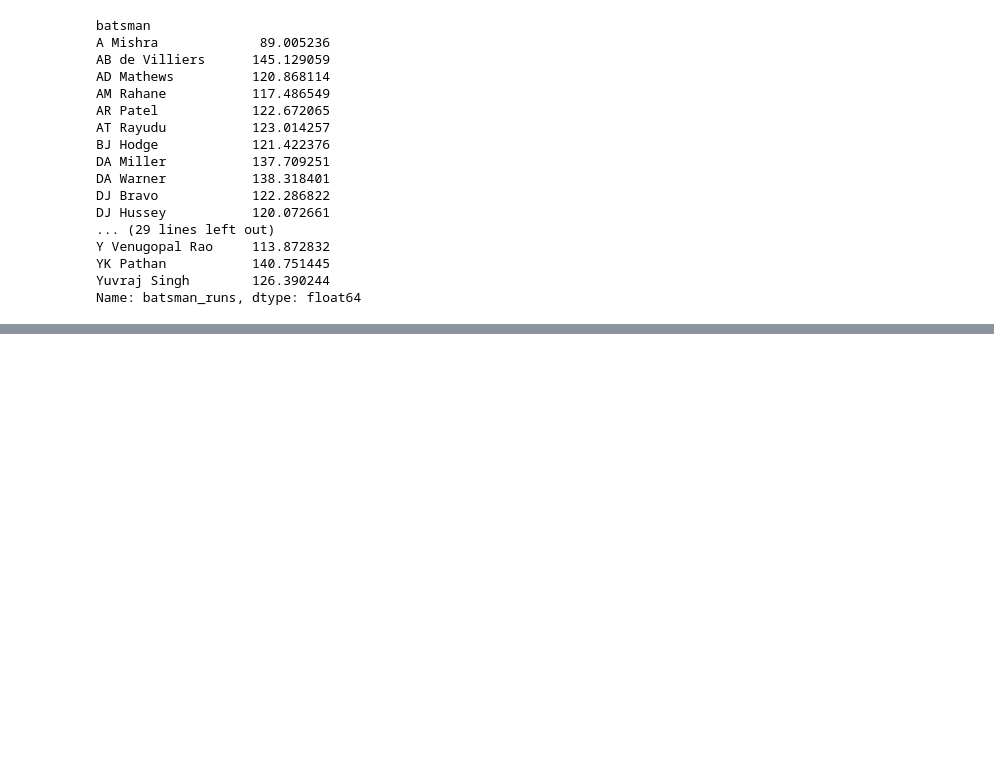
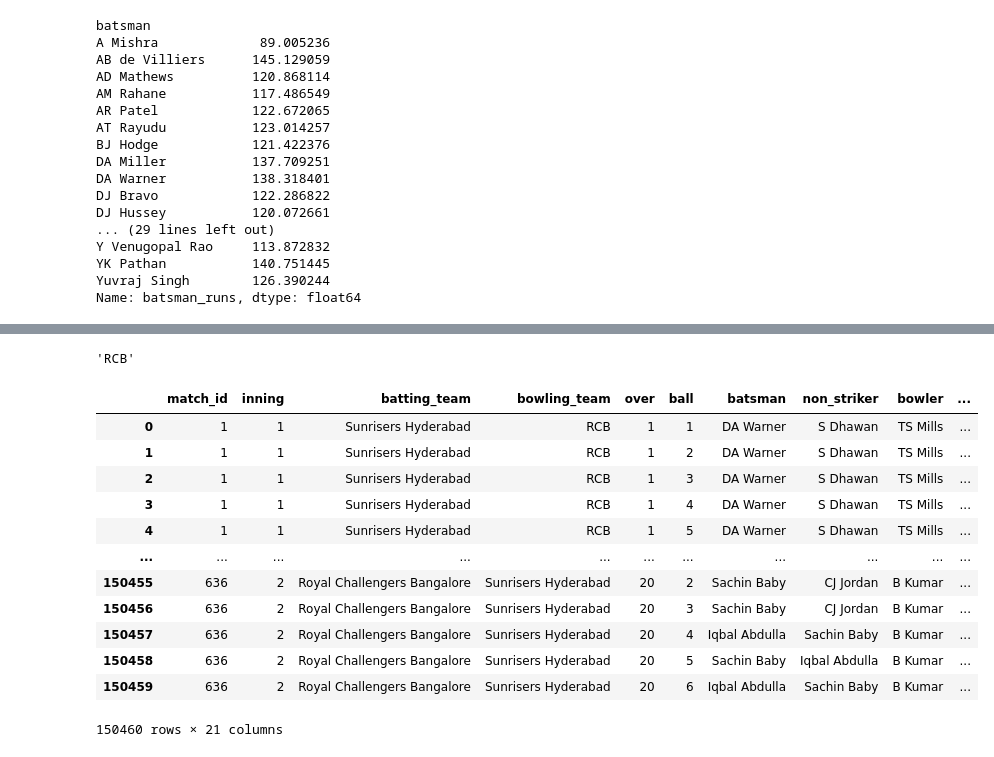
Before and after one commit to NurAsif/100_days_mL, a Jupyter notebook: pandas.ipynb, the cells around one changed output, grey strips where cells are left out. Saved outputs shown, nothing was run; the diff lists cells and outputs as text; code cells hidden in the pictures; blank space fills up the shorter version.

```diff
--- a/pandas.ipynb
+++ b/pandas.ipynb
@@ -959,0 +1154,28 @@ Name: batsman_runs, dtype: float64
+# %%
+def change_team_name(bowling_team):
+    if bowling_team == "Royal Challengers Bangalore":
+        return "RCB"
+    else:
+        return bowling_team
+# %%
+change_team_name("Royal Challengers Bangalore")  # Change team name from "Royal Challengers Bangalore" to "RCB"
+# %% [output]
+'RCB'
+# %%
+data['bowling_team'] = data['bowling_team'].apply(change_team_name)  # Apply the function to the 'bowling_team' column
+# %%
+data
+# %% [output]
+|  | match_id | inning | batting_team | bowling_team | over | ball | batsman | non_striker | bowler | ... |
+| 0 | 1 | 1 | Sunrisers Hyderabad | RCB | 1 | 1 | DA Warner | S Dhawan | TS Mills | ... |
+| 1 | 1 | 1 | Sunrisers Hyderabad | RCB | 1 | 2 | DA Warner | S Dhawan | TS Mills | ... |
+| 2 | 1 | 1 | Sunrisers Hyderabad | RCB | 1 | 3 | DA Warner | S Dhawan | TS Mills | ... |
+| 3 | 1 | 1 | Sunrisers Hyderabad | RCB | 1 | 4 | DA Warner | S Dhawan | TS Mills | ... |
+| 4 | 1 | 1 | Sunrisers Hyderabad | RCB | 1 | 5 | DA Warner | S Dhawan | TS Mills | ... |
+| ... | ... | ... | ... | ... | ... | ... | ... | ... | ... | ... |
+| 150455 | 636 | 2 | Royal Challengers Bangalore | Sunrisers Hyderabad | 20 | 2 | Sachin Baby | CJ Jordan | B Kumar | ... |
+| 150456 | 636 | 2 | Royal Challengers Bangalore | Sunrisers Hyderabad | 20 | 3 | Sachin Baby | CJ Jordan | B Kumar | ... |
+| 150457 | 636 | 2 | Royal Challengers Bangalore | Sunrisers Hyderabad | 20 | 4 | Iqbal Abdulla | Sachin Baby | B Kumar | ... |
+| 150458 | 636 | 2 | Royal Challengers Bangalore | Sunrisers Hyderabad | 20 | 5 | Sachin Baby | Iqbal Abdulla | B Kumar | ... |
+| 150459 | 636 | 2 | Royal Challengers Bangalore | Sunrisers Hyderabad | 20 | 6 | Iqbal Abdulla | Sachin Baby | B Kumar | ... |
+150460 rows × 21 columns
```
Also changed, not shown: parts of 18 cells of this notebook, 6 other files.
